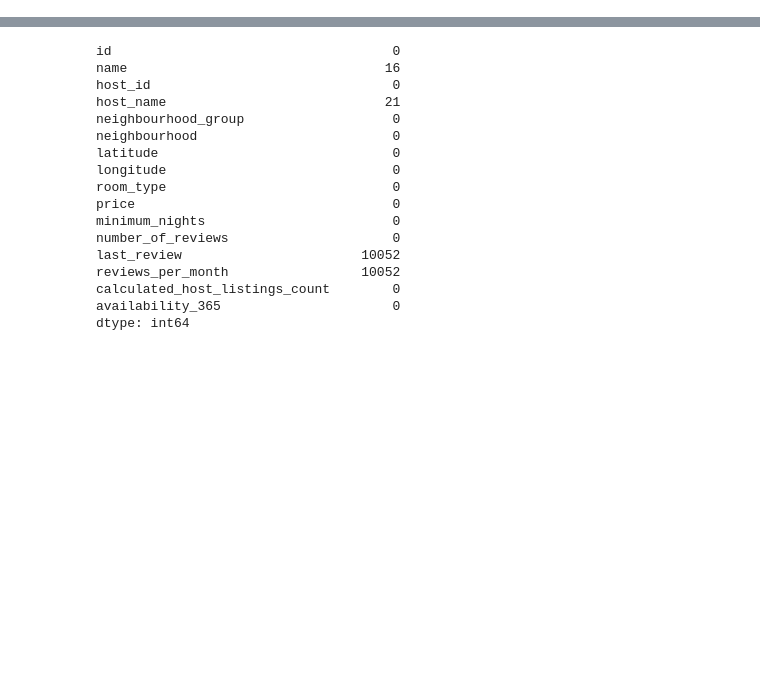
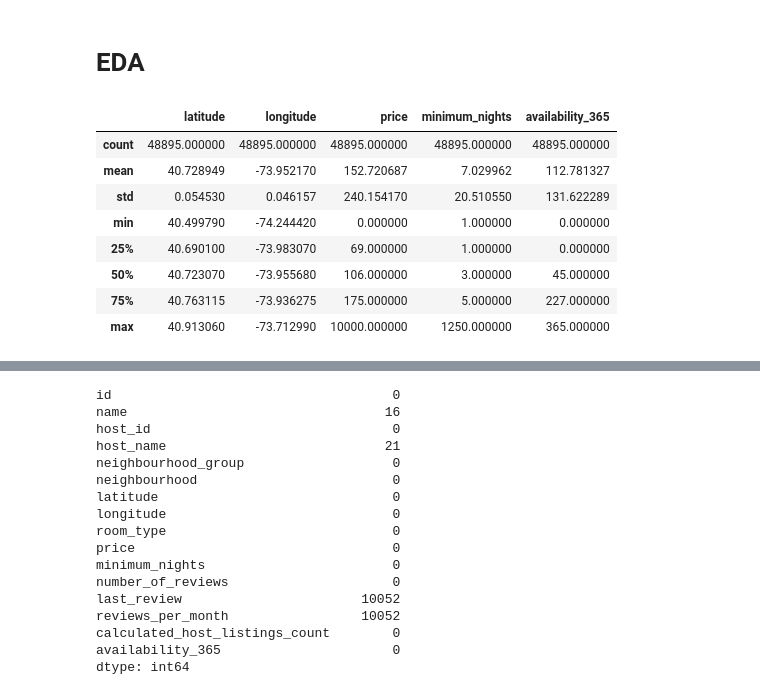
Before and after one commit to Factoria-F5-AI-Bootcamp-1-Edicion/NY_Airbnb, a Jupyter notebook: transformer_modeloIA_nyairbnb.ipynb, the cells around one changed output, grey strips where cells are left out. Drawn from its saved outputs; the diff is of its cells as text; code cells hidden in the pictures; blank space fills up the shorter version.

```diff
--- a/transformer_modeloIA_nyairbnb.ipynb
+++ b/transformer_modeloIA_nyairbnb.ipynb
@@ -13,3 +13,17 @@ df.head()
 | 2 | 3647 | THE VILLAGE OF HARLEM....NEW YORK ! | 4632 | Elisabeth | Manhattan | Harlem | 40.80902 | -73.94190 | ... |
 | 3 | 40039 | Luxurious Condo in DUBMO with View | 171851 | Henry | Brooklyn | DUMBO | 40.70207 | -73.98571 | ... |
 | 4 | 5022 | Entire Apt: Spacious Studio/Loft ... | 7192 | Laura | Manhattan | East Harlem | 40.79851 | -73.94399 | ... |
+# %% [markdown]
+# EDA
+# %%
+df.describe()
+# %% [output]
+|  | latitude | longitude | price | minimum_nights | availability_365 |
+| count | 48895.000000 | 48895.000000 | 48895.000000 | 48895.000000 | 48895.000000 |
+| mean | 40.728949 | -73.952170 | 152.720687 | 7.029962 | 112.781327 |
+| std | 0.054530 | 0.046157 | 240.154170 | 20.510550 | 131.622289 |
+| min | 40.499790 | -74.244420 | 0.000000 | 1.000000 | 0.000000 |
+| 25% | 40.690100 | -73.983070 | 69.000000 | 1.000000 | 0.000000 |
+| 50% | 40.723070 | -73.955680 | 106.000000 | 3.000000 | 45.000000 |
+| 75% | 40.763115 | -73.936275 | 175.000000 | 5.000000 | 227.000000 |
+| max | 40.913060 | -73.712990 | 10000.000000 | 1250.000000 | 365.000000 |
```
Also changed, not shown: parts of 7 cells of this notebook.
